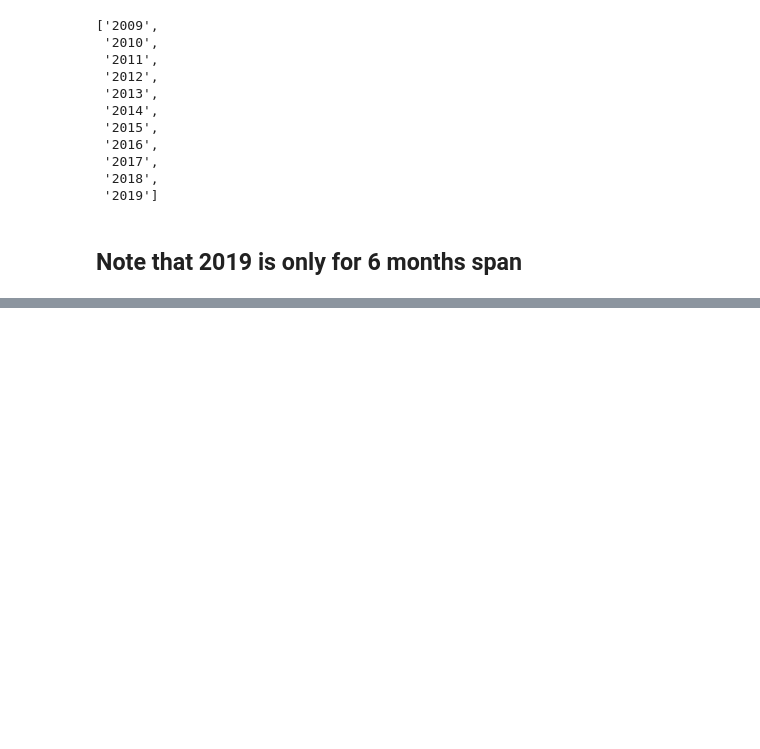
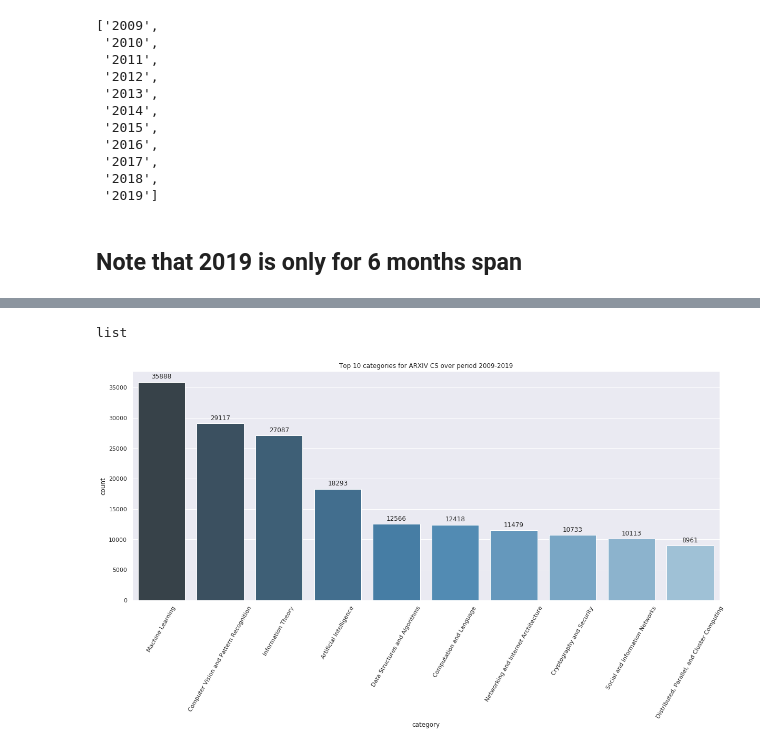
Before and after one commit to IIT-ML/interpretable-text-classification, a Jupyter notebook: arxiv_bulk_data_access.ipynb, the cells around one changed output, grey strips where cells are left out. Drawn from its saved outputs; the diff is of its cells as text; code cells hidden in the pictures; blank space fills up the shorter version.

```diff
--- a/arxiv_bulk_data_access.ipynb
+++ b/arxiv_bulk_data_access.ipynb
@@ -129,0 +129,19 @@ ax = sns.lineplot(x="year", y="count", data=df_year)
+# %%
+
+# Per categories
+# TODO : count each categories. Use Python Counter
+categories_count = defaultdict(int)
+
+for y in year:
+    year_paper_count[y] = 0
+    ABS_PATH = os.path.abspath(os.path.join(DIR_PATH, y))
+    dir_list = os.listdir(ABS_PATH)
+    for d in dir_list:
+        data = pd.read_csv(os.path.join(ABS_PATH, d))
+        # categories
+        data = data['categories']
+        for d in data:
+            for w in d.split(' '):
+                if 'physics' not in w:
+                    if 'cs.' in w:
+                        categories_count[w] += 1
@@ -129,0 +218,20 @@ ax = sns.lineplot(x="year", y="count", data=df_year)
+# %%
+categories = sorted(categories_count.items(), key=lambda x:x[1], reverse=True)
+# %%
+type(categories)
+# %% [output]
+list
+# %%
+categories = [(cs_arxiv_cat[x[0].lower()], x[1]) for x in categories]
+# %%
+df_categories = pd.DataFrame({'category':[c[0] for c in categories[:10]],
+                             'count':[c[1] for c in categories[:10]]})
+# %%
+plt.figure(figsize=(20, 8))
+plt.title('Top 10 categories for ARXIV CS over period 2009-2019')
+ax = sns.barplot(x="category", y="count", data=df_categories, palette="Blues_d")
+ax.set_xticklabels(rotation=60, labels=df_categories['category'])
+for p in ax.patches:
+    ax.annotate('{:.0f}'.format(p.get_height()), (p.get_x() + p.get_width() / 2., p.get_height()), ha = 'center', va = 'center', xytext = (0, 10), textcoords = 'offset points')
+# %% [output]
+[figure, added]
```
Also changed, not shown: parts of 7 cells of this notebook.
